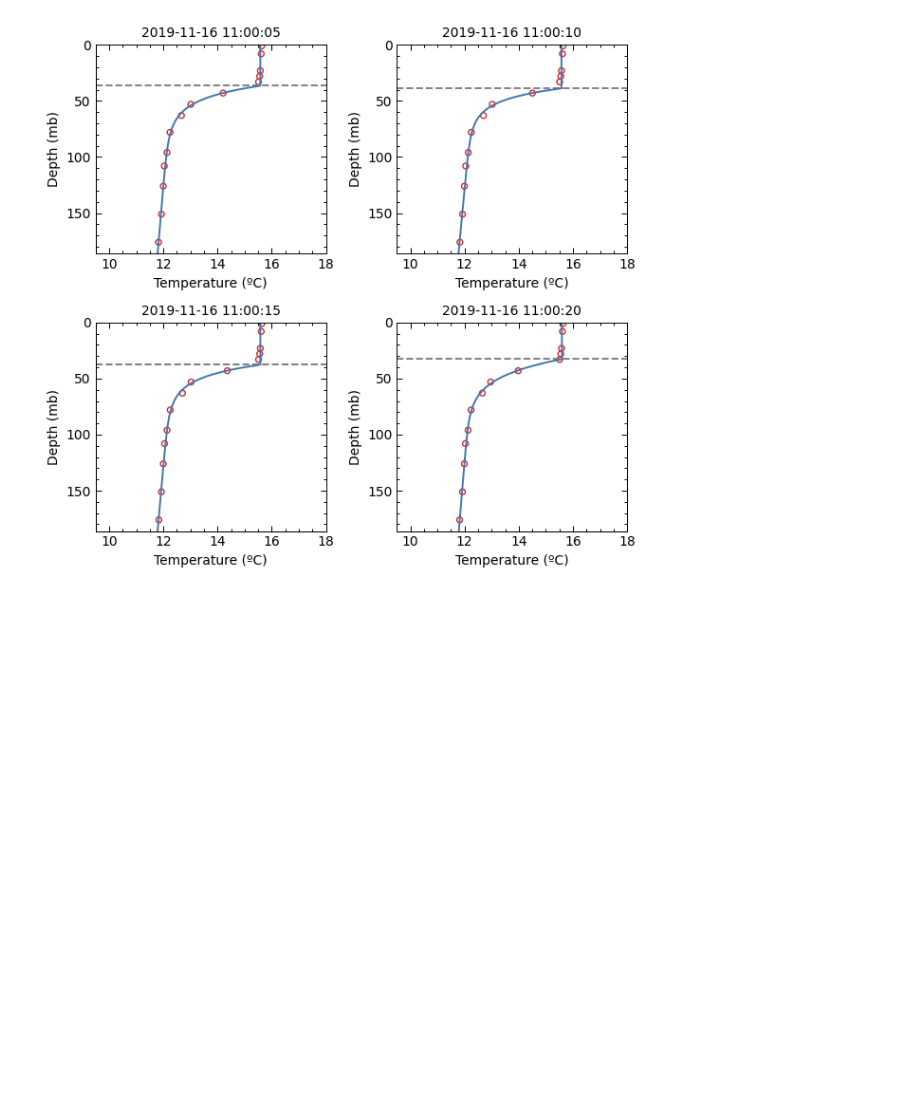
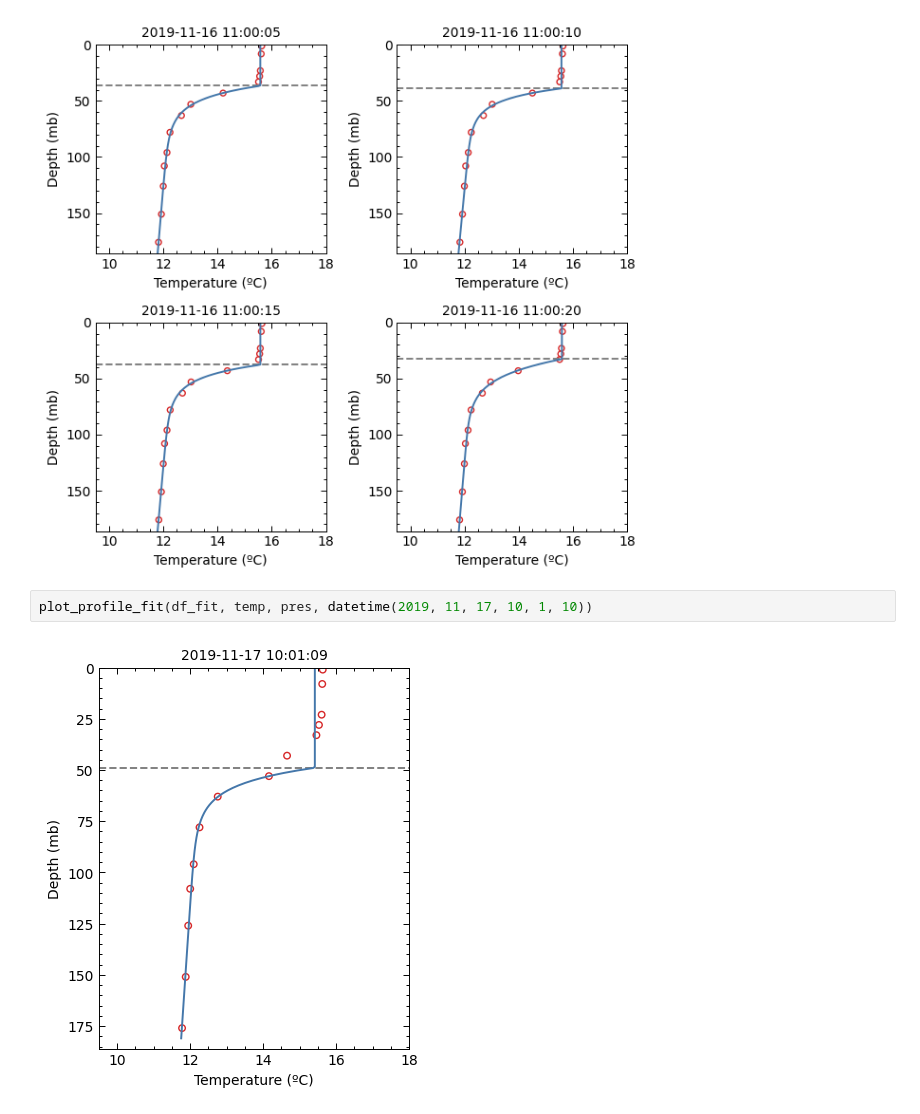
Before and after one commit to manufrn/TFG, a Jupyter notebook: notebooks/first_exploration.ipynb, the cells around one changed output. Saved outputs shown, nothing was run; the diff lists cells and outputs as text; blank space fills up the shorter version.

```diff
--- a/notebooks/first_exploration.ipynb
+++ b/notebooks/first_exploration.ipynb
@@ -33,3 +35,7 @@ plot_RMS_fit(df_fit, temp, pres, 2)
 plot_multiple_profiles(df_fit, temp, pres, (1, 2, 3, 4))
 # %% [output]
 [figure]
+# %%
+plot_profile_fit(df_fit, temp, pres, datetime(2019, 11, 17, 10, 1, 10))
+# %% [output]
+[figure, added]
```
Also changed, not shown: parts of 5 cells of this notebook, 8 other files.
